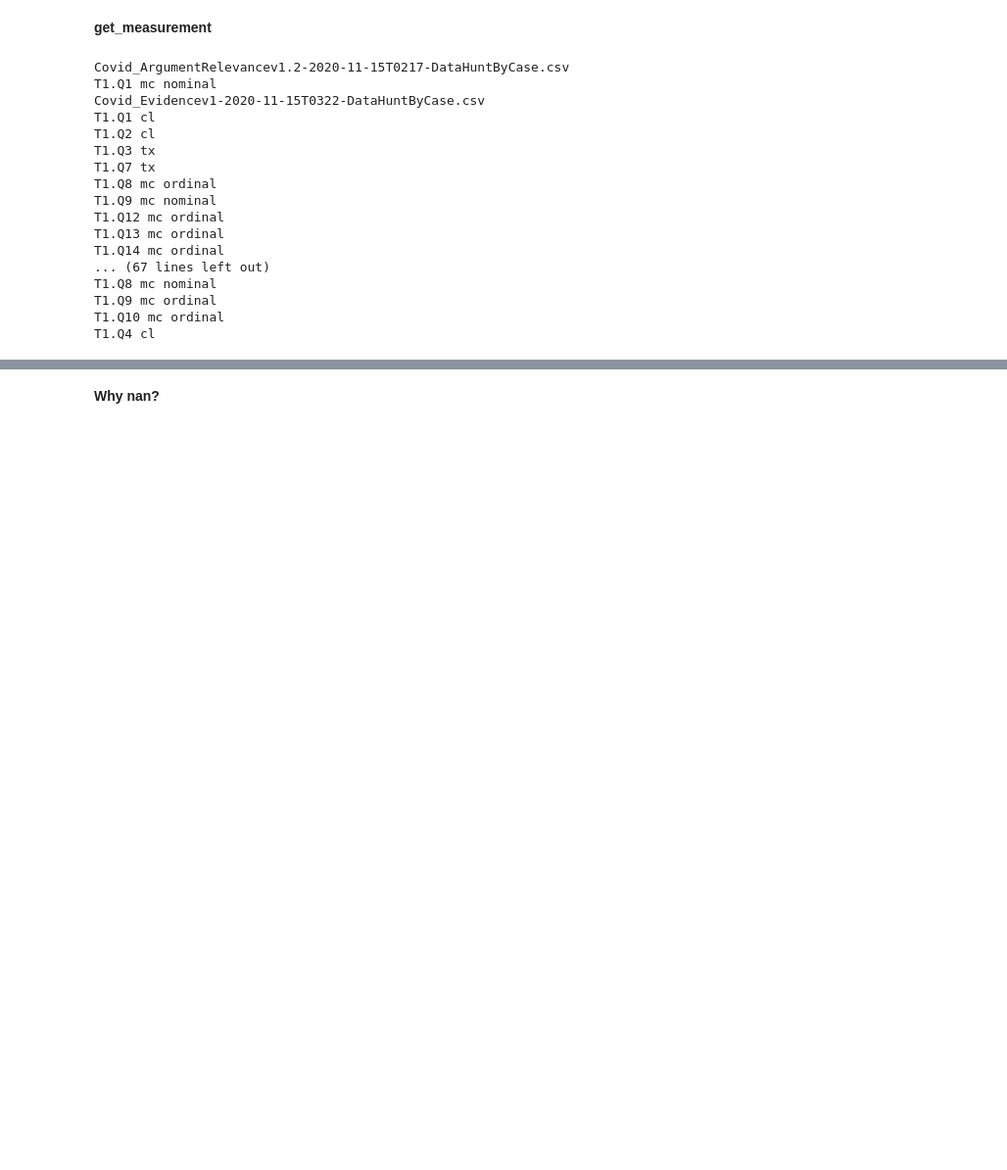
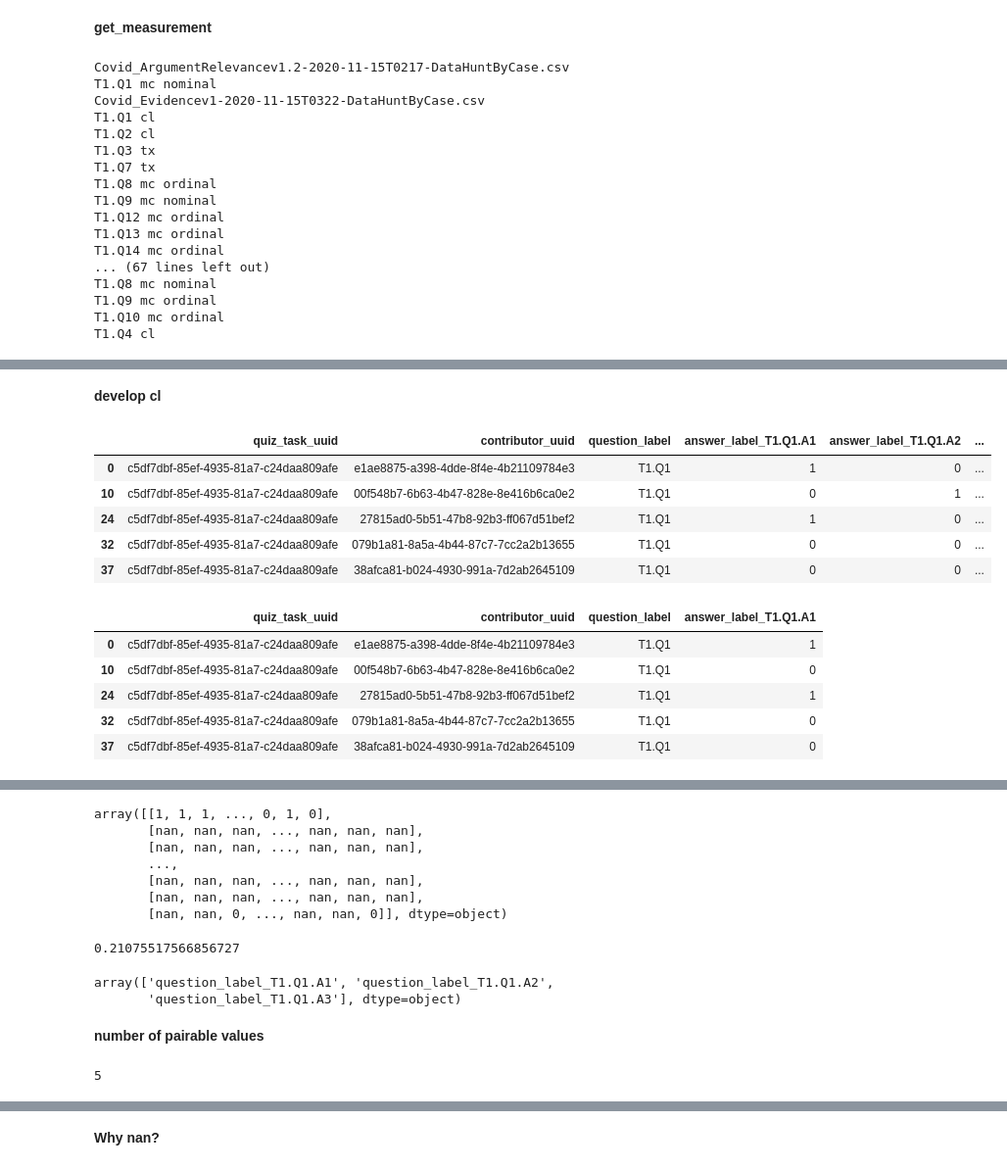
Before and after one commit to Hegelim/PE-Validation-Fall-20, a Jupyter notebook: Test.ipynb, the cells around one changed output, grey strips where cells are left out. Shown at 98% size. Drawn from its saved outputs; the diff is of its cells as text; code cells hidden in the pictures; blank space fills up the shorter version.

Commit message:
updated cl - output to csvs/# of pairable elements/each sub-answer

```diff
--- a/Test.ipynb
+++ b/Test.ipynb
@@ -80,0 +98,23 @@ T1.Q4 cl 0.739735536357749
+# %%
+df = pd.read_csv("Specialists DataHuntByCase/Covid_Evidencev1-2020-11-15T0322-DataHuntByCase.csv")
+df = df[df["question_label"] == "T1.Q1"]
+cols = ["quiz_task_uuid", "contributor_uuid", "answer_label"]
+df = df.reindex(columns=cols)
+# how many answer_labels are there
+# answers - 'answer_label_T1.Q1.A1'
+answers = ['answer_label_' + answer for answer in df["answer_label"].unique()]
+# one-hot-encode
+copy = pd.get_dummies(df, columns = ["answer_label"])
+# iterate through columns
+for col in answers:
+    cur_col = ["quiz_task_uuid", "contributor_uuid"] + [col]
+    df_slice = copy.reindex(columns=cur_col).copy()
+    try:
+        df_slice = pd.pivot_table(df_slice, values=col, index="contributor_uuid",
+                              columns='quiz_task_uuid', aggfunc=lambda x: list(x)[0])
+        array = df_slice.to_numpy()
+        display(array)
+        pairs = count_pairable(array)
+        display(pairs)
+    except Exception as e:
+        print(e)
@@ -80,0 +146,37 @@ T1.Q4 cl 0.739735536357749
+# %% [markdown]
+**develop cl**
+# %%
+df = pd.read_csv("Specialists DataHuntByCase/Covid_Evidencev1-2020-11-15T0322-DataHuntByCase.csv")
+df = df[df["question_label"] == "T1.Q1"]
+cols = ["quiz_task_uuid", "contributor_uuid", "question_label", "answer_label"]
+df = df.reindex(columns=cols)
+# how many answer_labels are there
+answers = 'answer_label_' + df["answer_label"].unique()
+df = pd.get_dummies(df, columns = ["answer_label"])
+display(df.head())
+# iterate through the columns
+for col in answers:
+    cur_col = ["quiz_task_uuid", "contributor_uuid", "question_label"] + [col]
+    df_slice = df.reindex(columns=cur_col).copy()
+    display(df_slice.head())
+    df_slice = pd.pivot_table(df_slice, values=col, index="contributor_uuid",
+                              columns='quiz_task_uuid', aggfunc=lambda x: x)
+    display(df_slice.head())
+    array = df_slice.to_numpy()
+    display(array)
+    al = alpha(reliability_data=array, level_of_measurement="nominal")
+    print(al)
+    break
+# %% [output]
+|  | quiz_task_uuid | contributor_uuid | question_label | answer_label_T1.Q1.A1 | answer_label_T1.Q1.A2 | ... |
+| 0 | c5df7dbf-85ef-4935-81a7-c24daa809afe | e1ae8875-a398-4dde-8f4e-4b21109784e3 | T1.Q1 | 1 | 0 | ... |
+| 10 | c5df7dbf-85ef-4935-81a7-c24daa809afe | 00f548b7-6b63-4b47-828e-8e416b6ca0e2 | T1.Q1 | 0 | 1 | ... |
+| 24 | c5df7dbf-85ef-4935-81a7-c24daa809afe | 27815ad0-5b51-47b8-92b3-ff067d51bef2 | T1.Q1 | 1 | 0 | ... |
+| 32 | c5df7dbf-85ef-4935-81a7-c24daa809afe | 079b1a81-8a5a-4b44-87c7-7cc2a2b13655 | T1.Q1 | 0 | 0 | ... |
+| 37 | c5df7dbf-85ef-4935-81a7-c24daa809afe | 38afca81-b024-4930-991a-7d2ab2645109 | T1.Q1 | 0 | 0 | ... |
+|  | quiz_task_uuid | contributor_uuid | question_label | answer_label_T1.Q1.A1 |
+| 0 | c5df7dbf-85ef-4935-81a7-c24daa809afe | e1ae8875-a398-4dde-8f4e-4b21109784e3 | T1.Q1 | 1 |
+| 10 | c5df7dbf-85ef-4935-81a7-c24daa809afe | 00f548b7-6b63-4b47-828e-8e416b6ca0e2 | T1.Q1 | 0 |
+| 24 | c5df7dbf-85ef-4935-81a7-c24daa809afe | 27815ad0-5b51-47b8-92b3-ff067d51bef2 | T1.Q1 | 1 |
+| 32 | c5df7dbf-85ef-4935-81a7-c24daa809afe | 079b1a81-8a5a-4b44-87c7-7cc2a2b13655 | T1.Q1 | 0 |
+| 37 | c5df7dbf-85ef-4935-81a7-c24daa809afe | 38afca81-b024-4930-991a-7d2ab2645109 | T1.Q1 | 0 |
@@ -80,0 +190,15 @@ T1.Q4 cl 0.739735536357749
+array([[1, 1, 1, ..., 0, 1, 0],
+       [nan, nan, nan, ..., nan, nan, nan],
+       [nan, nan, nan, ..., nan, nan, nan],
+       ...,
+       [nan, nan, nan, ..., nan, nan, nan],
+       [nan, nan, nan, ..., nan, nan, nan],
+       [nan, nan, 0, ..., nan, nan, 0]], dtype=object)
+0.21075517566856727
+# %%
+answers
+# %% [output]
+array(['question_label_T1.Q1.A1', 'question_label_T1.Q1.A2',
+       'question_label_T1.Q1.A3'], dtype=object)
+# %% [markdown]
+**number of pairable values**
@@ -80,0 +212,4 @@ T1.Q4 cl 0.739735536357749
+# %%
+count_pairable(a)
+# %% [output]
+5
```
Also changed, not shown: parts of 13 cells of this notebook, 9 other files.
